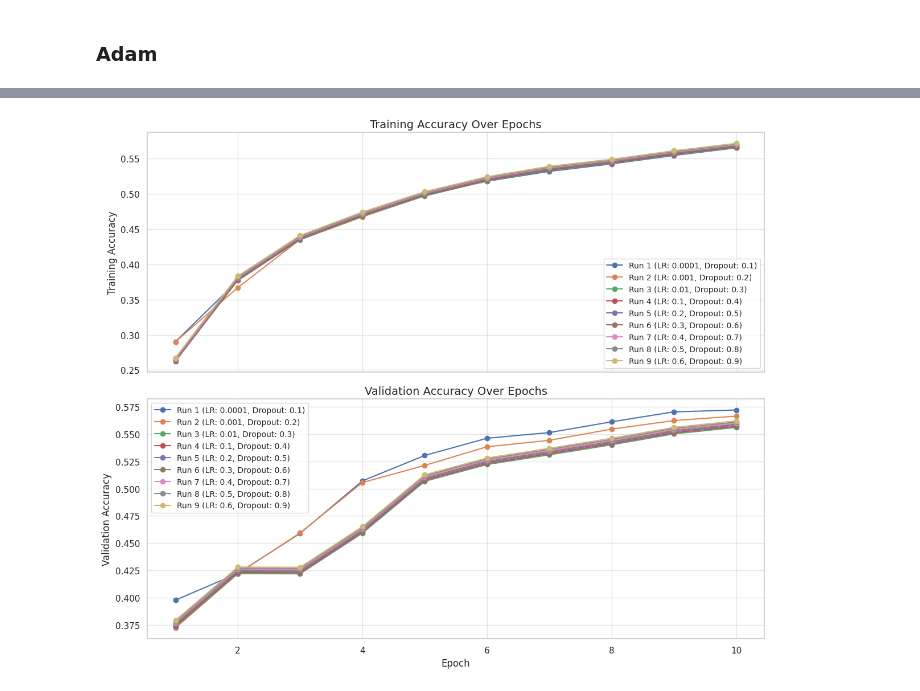
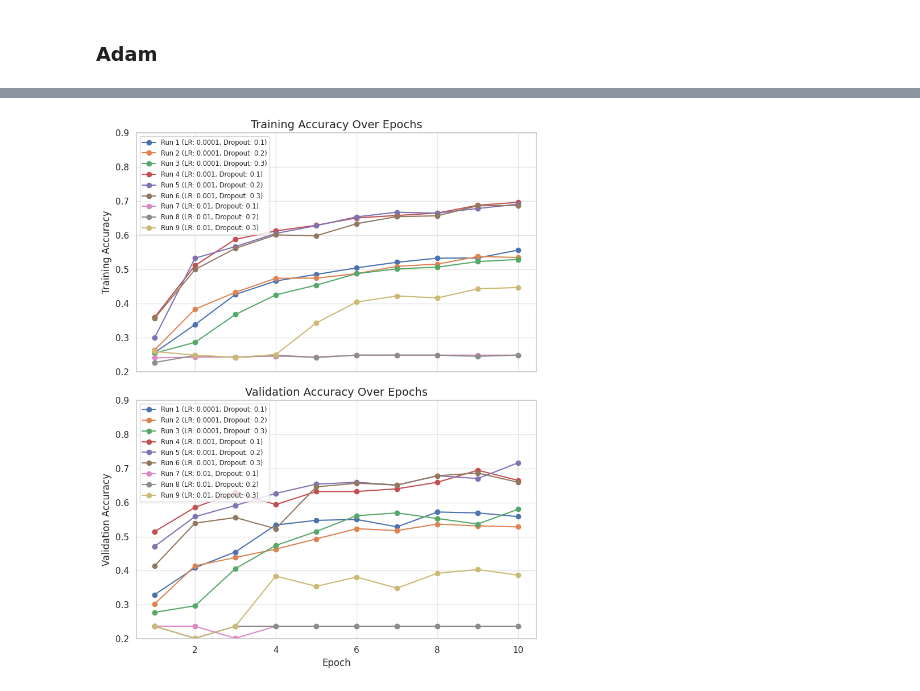
Before and after one commit to nicolegrillo/DeepLearningProject, a Jupyter notebook: notebooks_flowers/TensorBoardResults.ipynb, the cells around one changed output, grey strips where cells are left out. Cells and saved outputs as stored; diff of their text form; code cells hidden in the pictures.

```diff
--- a/notebooks_flowers/TensorBoardResults.ipynb
+++ b/notebooks_flowers/TensorBoardResults.ipynb
@@ -42,7 +42,7 @@ Drive already mounted at /content/gdrive; to attempt to forcibly remount, call d
 ### RMSprop
 # %%
 # Step 1: Read the data from a .txt file
-file_path = 'logs_copy.txt'
+file_path = 'logs_finali_rmsprop.txt'
 with open(file_path, 'r') as file:
     data = file.read()
 # %%
@@ -83,7 +83,7 @@ sns.set(style="whitegrid")
 epochs = list(range(1, 11))
 
 # Step 6: Create a figure with subplots
-fig, ax = plt.subplots(2, 1, figsize=(12, 10), sharex=True)
+fig, ax = plt.subplots(2, 1, figsize=(8, 10), sharex=True)
 
 # Training Accuracy plot
 for block_number, params in results.items():
@@ -96,15 +96,17 @@ for block_number, params in results.items():
 # Step 7: Customize Training Accuracy plot
 ax[0].set_ylabel('Training Accuracy')
 ax[0].set_title('Training Accuracy Over Epochs', fontsize=14)
-ax[0].legend(fontsize='small', loc='best')
+ax[0].legend(fontsize='x-small', loc='best')
 ax[0].grid(True, alpha=0.5)
+ax[0].set_ylim(0.2, 0.9)
 
 # Step 7: Customize Validation Accuracy plot
 ax[1].set_xlabel('Epoch')
 ax[1].set_ylabel('Validation Accuracy')
 ax[1].set_title('Validation Accuracy Over Epochs', fontsize=14)
-ax[1].legend(fontsize='small', loc='best')
+ax[1].legend(fontsize='x-small', loc='best')
 ax[1].grid(True, alpha=0.5)
+ax[1].set_ylim(0.2, 0.9)
 
 # Set common properties
 for a in ax:
@@ -123,7 +125,7 @@ plt.show()
 ### Adam
 # %%
 # Step 1: Read the data from a .txt file
-file_path1 = 'logs_copy1.txt'
+file_path1 = 'logs_finali_adam.txt'
 with open(file_path1, 'r') as file:
     data1 = file.read()
 # %%
@@ -164,39 +166,41 @@ sns.set(style="whitegrid")
 epochs = list(range(1, 11))
 
 # Step 6: Create a figure with subplots
-fig, ax = plt.subplots(2, 1, figsize=(12, 10), sharex=True)
+fig, ax = plt.subplots(2, 1, figsize=(8, 10), sharex=True)
 
 # Training Accuracy plot
 for block_number, params in results1.items():
     ax[0].plot(epochs, params["accuracy"], marker='o', label=f"Run {block_number} (LR: {params['learning_rate']}, Dropout: {params['dropout']})")
 
 # Validation Accuracy plot
 for block_number, params in results1.items():
     ax[1].plot(epochs, params["val_accuracy"], marker='o', label=f"Run {block_number} (LR: {params['learning_rate']}, Dropout: {params['dropout']})")
 
 # Step 7: Customize Training Accuracy plot
 ax[0].set_ylabel('Training Accuracy')
 ax[0].set_title('Training Accuracy Over Epochs', fontsize=14)
-ax[0].legend(fontsize='small', loc='best')
+ax[0].legend(fontsize='x-small', loc='best')
 ax[0].grid(True, alpha=0.5)
+ax[0].set_ylim(0.2, 0.9)
 
 # Step 7: Customize Validation Accuracy plot
 ax[1].set_xlabel('Epoch')
 ax[1].set_ylabel('Validation Accuracy')
 ax[1].set_title('Validation Accuracy Over Epochs', fontsize=14)
-ax[1].legend(fontsize='small', loc='best')
+ax[1].legend(fontsize='x-small', loc='best')
 ax[1].grid(True, alpha=0.5)
+ax[1].set_ylim(0.2, 0.9)
 
 # Set common properties
 for a in ax:
     a.label_outer()  # Hide x labels and tick labels for top plots and y ticks for right plots.
 
 # Add tight layout for better spacing
 plt.tight_layout()
 plt.savefig("result-tuning_1.png")
 files.download("result-tuning_1.png")
 plt.show()
 # %% [output]
 [interactive output not drawn]
 [interactive output not drawn]
-[figure, old version]
+[figure, new version]
```
Also changed, not shown: parts of 2 cells of this notebook.
